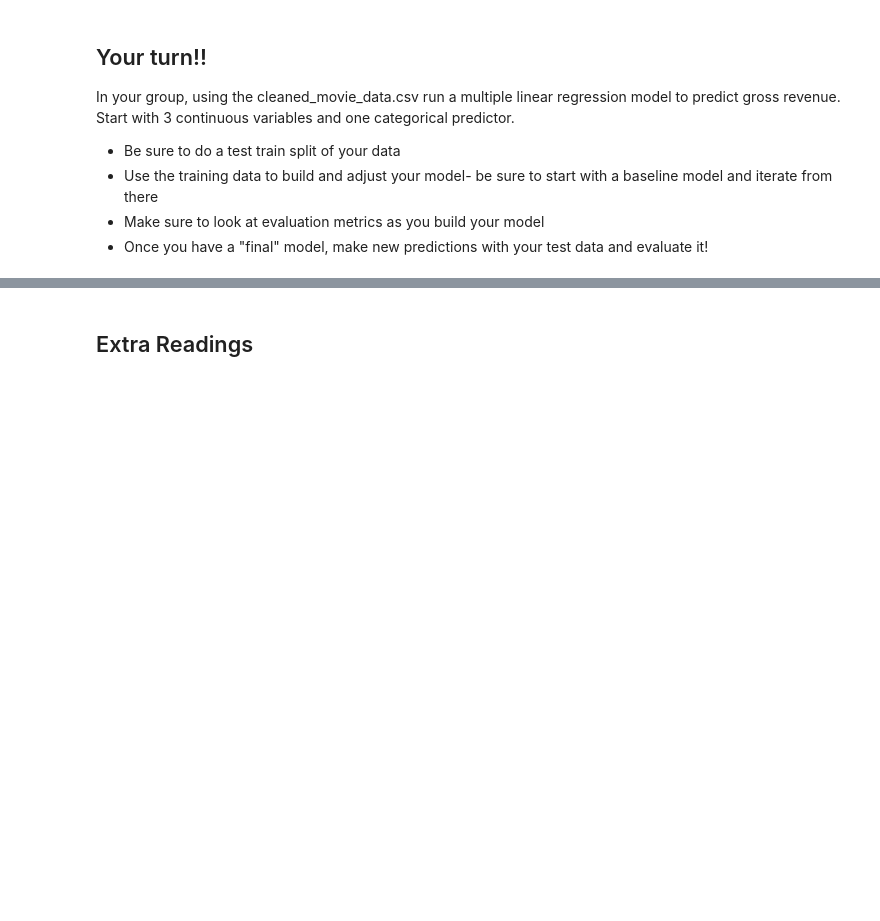
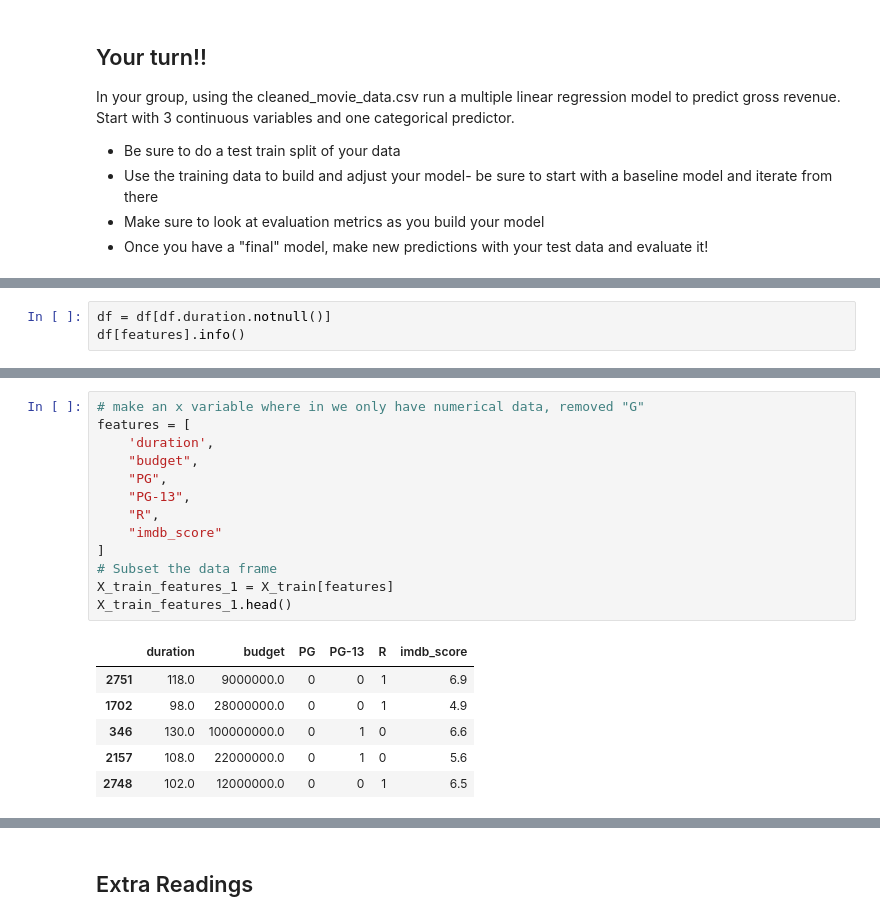
Before and after one commit to SlimHintz/Validation, a Jupyter notebook: Validation.ipynb, the cells around one changed output, grey strips where cells are left out. Saved outputs shown, nothing was run; the diff lists cells and outputs as text; blank space fills up the shorter version.

```diff
--- a/Validation.ipynb
+++ b/Validation.ipynb
@@ -359,0 +542,3 @@ In your group, using the cleaned_movie_data.csv run a multiple linear regression
+# %%
+df = df[df.duration.notnull()]
+df[features].info()
@@ -359,0 +597,20 @@ In your group, using the cleaned_movie_data.csv run a multiple linear regression
+# %%
+# make an x variable where in we only have numerical data, removed "G"
+features = [
+    'duration',
+    "budget",
+    "PG",
+    "PG-13",
+    "R",
+    "imdb_score"
+]
+# Subset the data frame
+X_train_features_1 = X_train[features]
+X_train_features_1.head()
+# %% [output]
+|  | duration | budget | PG | PG-13 | R | imdb_score |
+| 2751 | 118.0 | 9000000.0 | 0 | 0 | 1 | 6.9 |
+| 1702 | 98.0 | 28000000.0 | 0 | 0 | 1 | 4.9 |
+| 346 | 130.0 | 100000000.0 | 0 | 1 | 0 | 6.6 |
+| 2157 | 108.0 | 22000000.0 | 0 | 1 | 0 | 5.6 |
+| 2748 | 102.0 | 12000000.0 | 0 | 0 | 1 | 6.5 |
```
Also changed, not shown: parts of 53 cells of this notebook.
